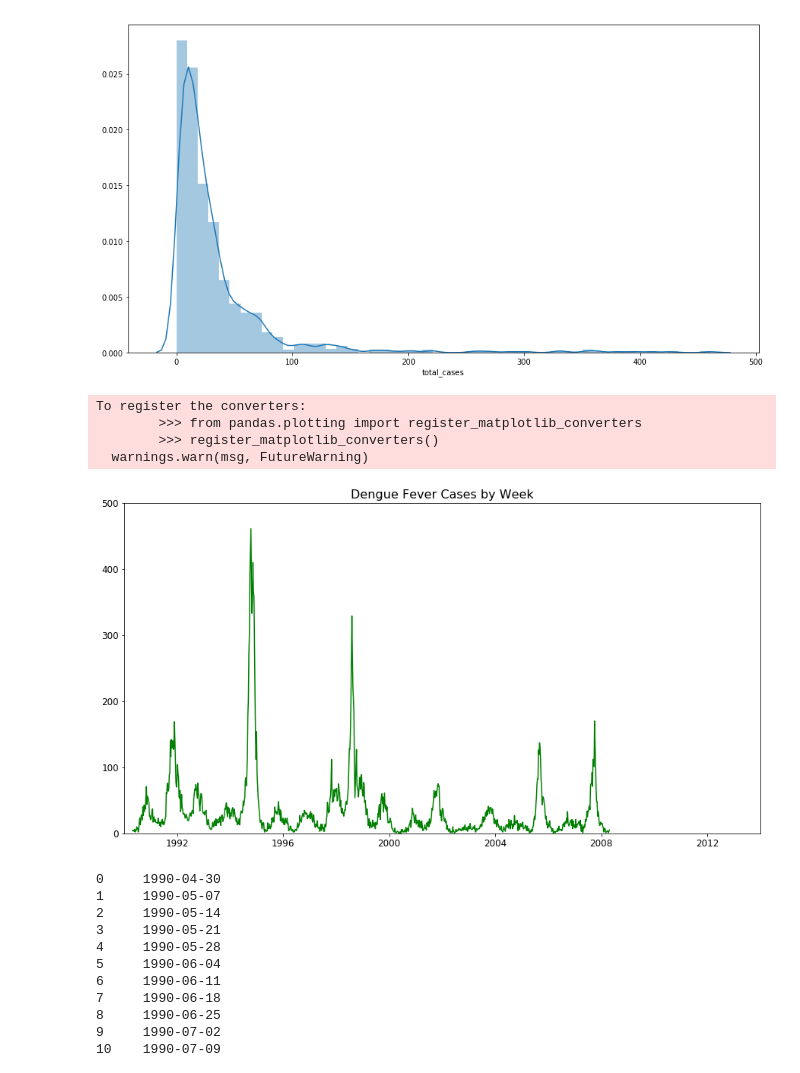
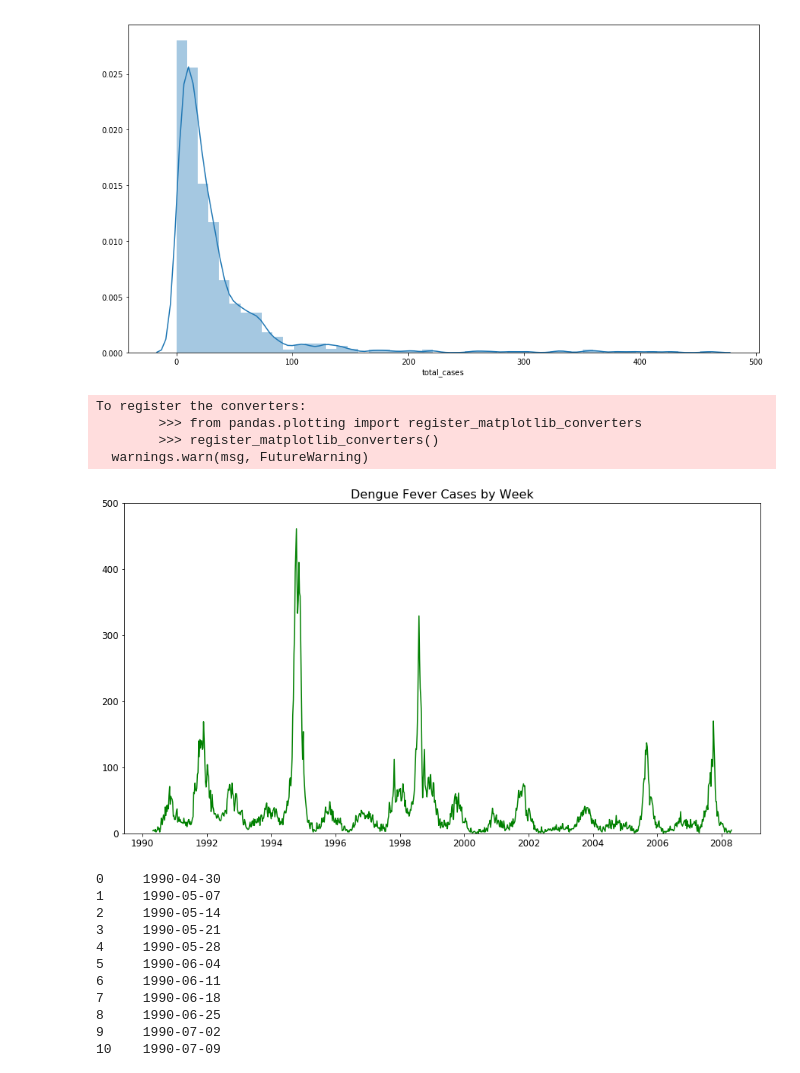
Before and after one commit to conditg/deng-ai, a Jupyter notebook: SJ.ipynb, the cells around one changed output. Saved outputs shown, nothing was run; the diff lists cells and outputs as text; code cells hidden in the pictures.

```diff
--- a/SJ.ipynb
+++ b/SJ.ipynb
@@ -39,18 +39,18 @@ plt.show()
 # %%
 plt.figure(figsize=[15,8])
 plt.title('Dengue Fever Cases by Week', size=16)
 plt.plot(pd.to_datetime(sj.week_start_date), sj.total_cases, color='green')
-plt.xlim(['1990-01-01','2013-12-31' ])
+#plt.xlim(['1990-01-01','2013-12-31' ])
 plt.ylim([0,500])
 plt.xticks(size=12)
 plt.yticks(size=12)
 plt.show()
 # %% [output]
 To register the converters:
         >>> from pandas.plotting import register_matplotlib_converters
         >>> register_matplotlib_converters()
   warnings.warn(msg, FutureWarning)
-[figure, old version]
+[figure, new version]
 # %%
 pd.to_datetime(sj.week_start_date)
 # %% [output]
```
Also changed, not shown: 2 other files.
